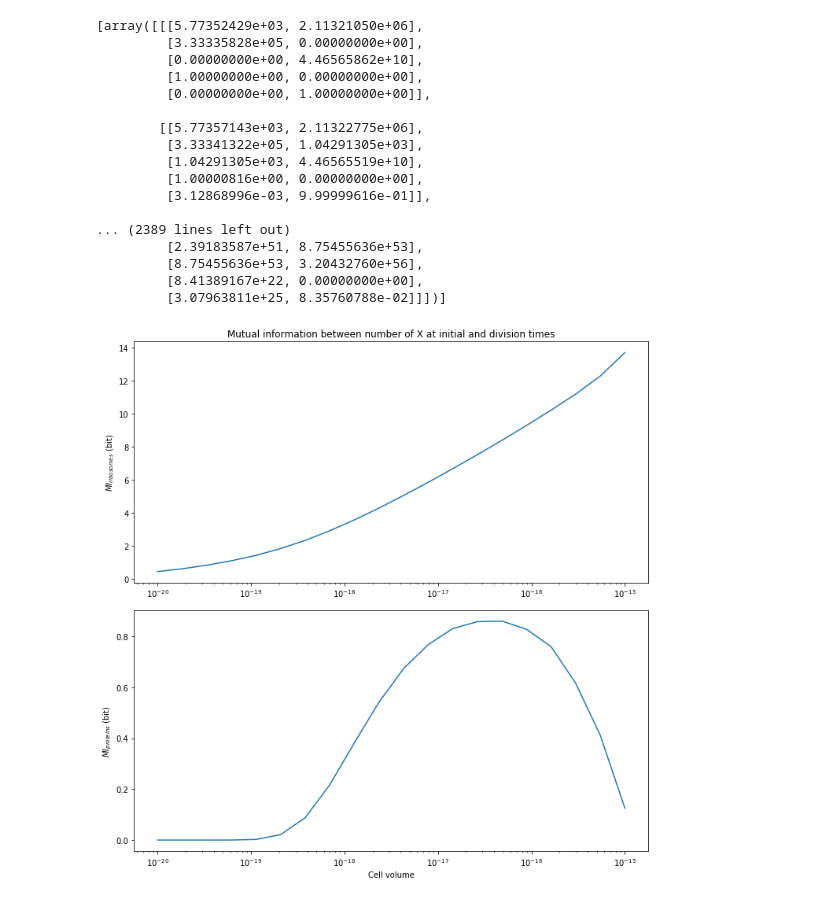
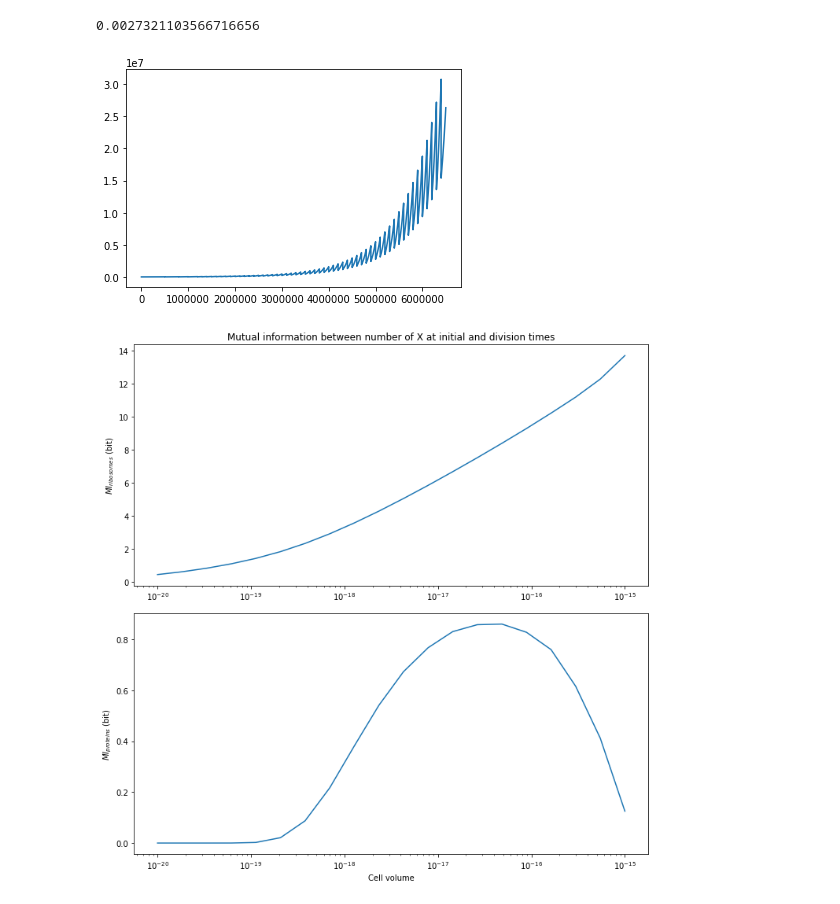
Before and after one commit to Ngort/Cellsim, a Jupyter notebook: Cellsim/MICollapse-real_scaling.ipynb, the cells around one changed output. Saved outputs shown, nothing was run; the diff lists cells and outputs as text; code cells hidden in the pictures.

Commit message:
Added steady state

```diff
--- a/Cellsim/MICollapse-real_scaling.ipynb
+++ b/Cellsim/MICollapse-real_scaling.ipynb
@@ -3,6 +3,26 @@
 import matplotlib.pyplot as plt
 import numpy as np
 from scipy.integrate import odeint
+# %%
+def get_init_counts(volume):
+        n_ribo = (7.280245377599019e21*(1 + 1.3322199014570686e-12/
+            volume**0.6454883435592754)*volume**0.6971221467560254)/(-5000*(1 +
+             1.3322199014570686e-12/volume**0.6454883435592754) +
+          1.3525663798553437e-6/volume**0.6454883435592754)
+
+        n_prot = 7.466918335998994e18*(volume**0.6971221467560254)
+
+        return n_ribo, n_prot #volume
+
+def get_div_time(volume):
+    if True:
+        return 1.4881390043125451e-8/volume**0.6454883435592754
+    else:
+        return 10000.
+
+get_init_counts(1e-18)[0]/get_init_counts(1e-18)[1]
+# %% [output]
+0.0027321103566716656
 # %%
 # fraction of ribosomal capacity invested in ribosome production
 gamma = 0.0138172 #unitless / scales with size
@@ -10,6 +30,9 @@ gamma = 0.0138172 #unitless / scales with size
 #specific decay rates per second
 ribo_decay = 6.205e-6 # 1/s
 prot_decay = 6.205e-6 # 1/s
+
+
+
 
 # transcript processing rates [bp/s]
 r_R = 50 #bp/s
@@ -19,11 +42,19 @@ r_P = 50 #bp/s
 l_R = 5000 #bp
 l_P = 975 #bp
 
+
+# steady-state
+ribo_decay = gamma * r_R / l_R # 1/s
+prot_decay = (1-gamma)*r_P/ l_P # 1/s
+
+
+
 LHS = np.array([[1,1,1,0],
                [0,0,0,1]])
 
 RHS = np.array([[2,1,0,0],
                [0,1,0,0]])
+
 
 #stoichiometric matrix
 S = RHS - LHS
@@ -152,6 +183,7 @@ class Trajectory:
             #print(gen[-1,:,:])
 
 
+        solved_odes_multigen = np.vstack(self.generations)
 
         solved_odes = odeint(dZ_dt, y0=global_init.reshape(-1), t=T, args=(volume,self.get_div_time(self.volume))).reshape(-1,2*LHS.shape[0]+1, LHS.shape[0])
 
@@ -220,26 +252,11 @@ traj = Trajectory(volume=1e-18)
 #plt.yscale('log')
 #print(np.linspace(0, traj.final_time, traj.iterations))
 #print(traj.get_div_time(traj.volume))
-# %%
-traj.generations
-# %% [output]
-[array([[[5.77352429e+03, 2.11321050e+06],
-         [3.33335828e+05, 0.00000000e+00],
-         [0.00000000e+00, 4.46565862e+10],
-         [1.00000000e+00, 0.00000000e+00],
-         [0.00000000e+00, 1.00000000e+00]],
-
-        [[5.77357143e+03, 2.11322775e+06],
-         [3.33341322e+05, 1.04291305e+03],
-         [1.04291305e+03, 4.46565519e+10],
-         [1.00000816e+00, 0.00000000e+00],
-         [3.12868996e-03, 9.99999616e-01]],
-
-... (2389 lines left out)
-         [2.39183587e+51, 8.75455636e+53],
-         [8.75455636e+53, 3.20432760e+56],
-         [8.41389167e+22, 0.00000000e+00],
-         [3.07963811e+25, 8.35760788e-02]]])]
+# %%
+plt.plot(np.vstack(traj.generations)[:,0,0])
+plt.show()
+# %% [output]
+[figure, added]
 # %%
 volumes = np.logspace(-20,-15,20)
 trajectories_by_volume = [Trajectory(volume=v) for v in volumes]
```
Also changed, not shown: parts of 1 cell of this notebook.
